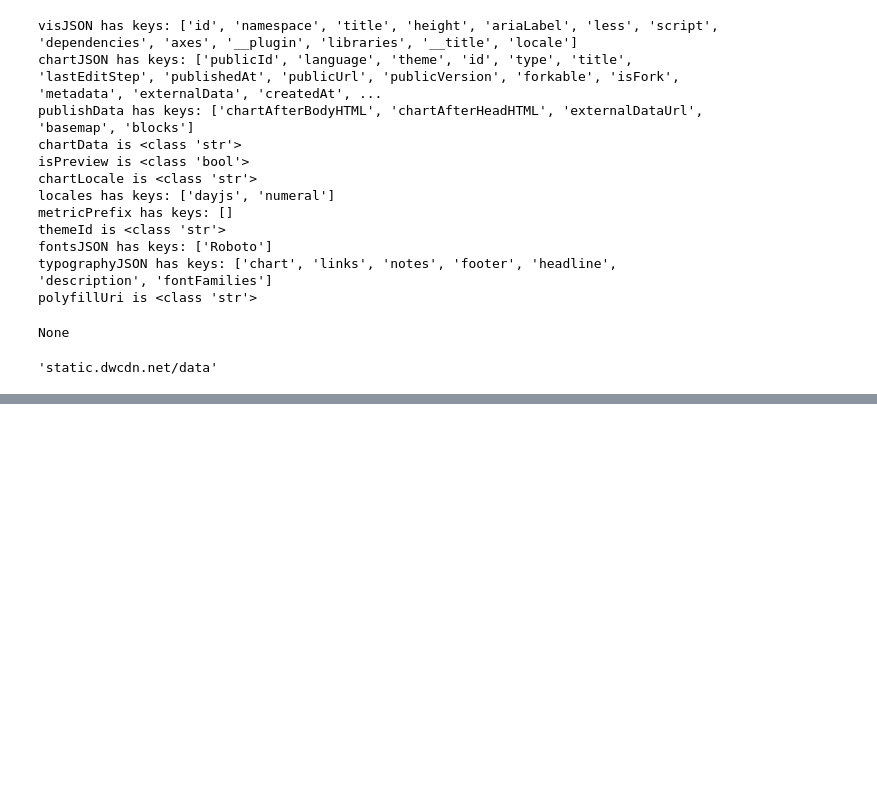
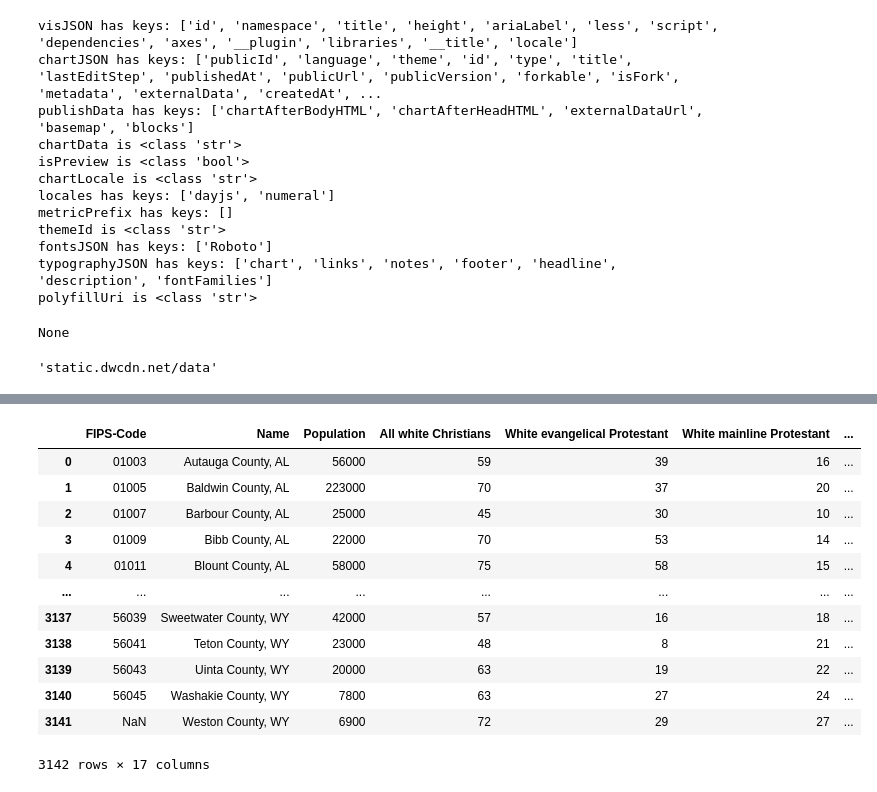
Before and after one commit to anoboa2/parse-data-09112023, a Jupyter notebook: notebook.ipynb, the cells around one changed output, grey strips where cells are left out. Drawn from its saved outputs; the diff is of its cells as text; code cells hidden in the pictures; blank space fills up the shorter version.

```diff
--- a/notebook.ipynb
+++ b/notebook.ipynb
@@ -156 +156,23 @@ df.head()
+# %%
+# convert all the columns to numeric
+for col in df.columns[2:]:
+  df[col] = pd.to_numeric(df[col])
+# %%
+df.loc[:, 'Total'] = df.iloc[:, -13:].sum(axis=1)
+# %%
+df
+# %% [output]
+|  | FIPS-Code | Name | Population | All white Christians | White evangelical Protestant | White mainline Protestant | ... |
+| 0 | 01003 | Autauga County, AL | 56000 | 59 | 39 | 16 | ... |
+| 1 | 01005 | Baldwin County, AL | 223000 | 70 | 37 | 20 | ... |
+| 2 | 01007 | Barbour County, AL | 25000 | 45 | 30 | 10 | ... |
+| 3 | 01009 | Bibb County, AL | 22000 | 70 | 53 | 14 | ... |
+| 4 | 01011 | Blount County, AL | 58000 | 75 | 58 | 15 | ... |
+| ... | ... | ... | ... | ... | ... | ... | ... |
+| 3137 | 56039 | Sweetwater County, WY | 42000 | 57 | 16 | 18 | ... |
+| 3138 | 56041 | Teton County, WY | 23000 | 48 | 8 | 21 | ... |
+| 3139 | 56043 | Uinta County, WY | 20000 | 63 | 19 | 22 | ... |
+| 3140 | 56045 | Washakie County, WY | 7800 | 63 | 27 | 24 | ... |
+| 3141 | NaN | Weston County, WY | 6900 | 72 | 29 | 27 | ... |
+3142 rows × 17 columns
 # %%
```
Also changed, not shown: parts of 9 cells of this notebook, 4 other files.
